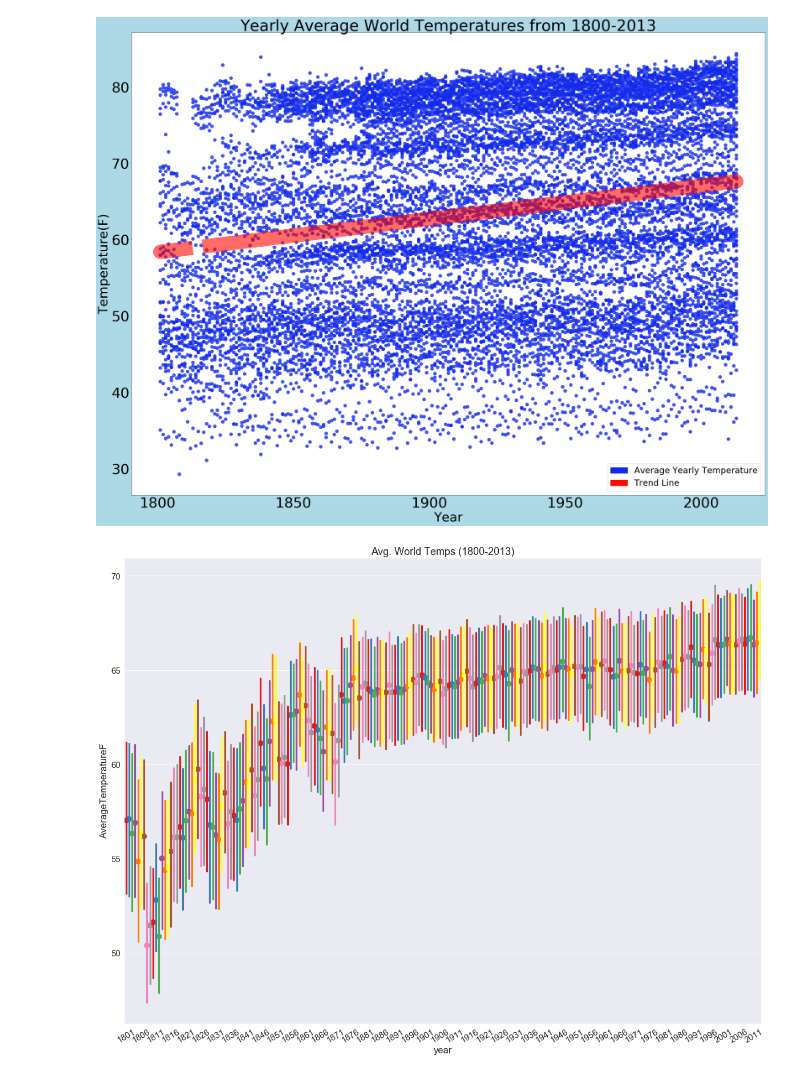
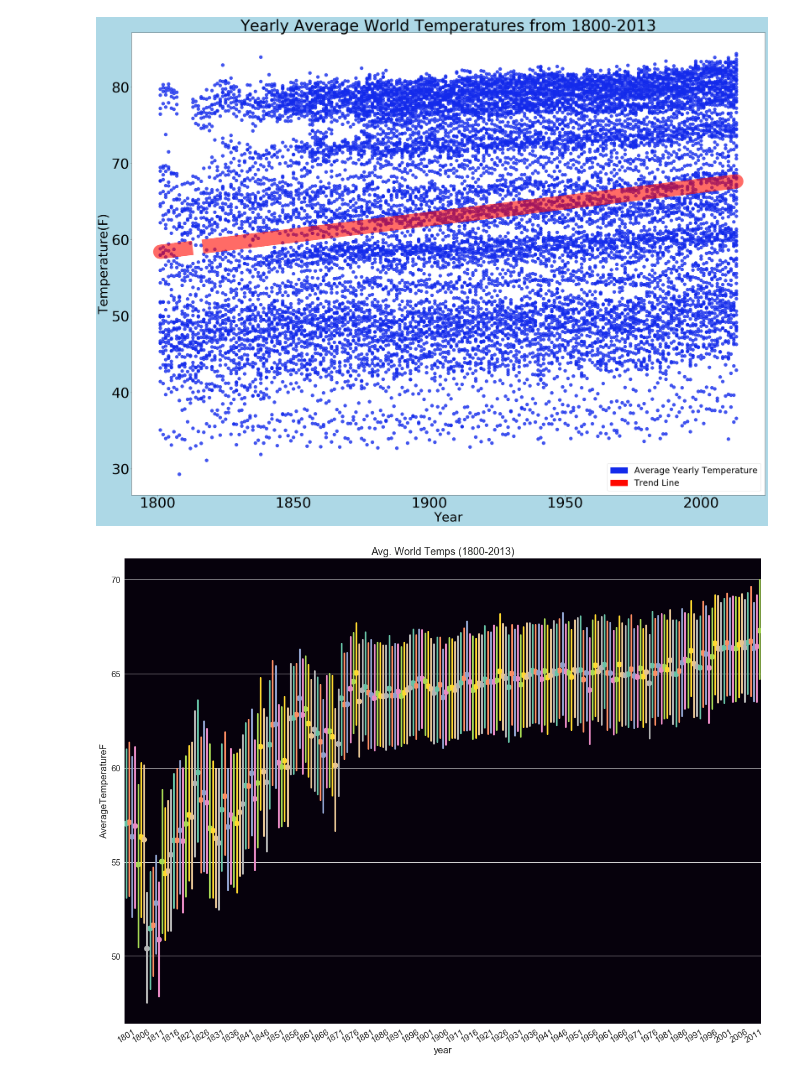
Before and after one commit to abimvas/project-three, a Jupyter notebook: graphs_ipynbs/FinalProjgraphs.ipynb, the cells around one changed output. Drawn from its saved outputs; the diff is of its cells as text; code cells hidden in the pictures.

```diff
--- a/graphs_ipynbs/FinalProjgraphs.ipynb
+++ b/graphs_ipynbs/FinalProjgraphs.ipynb
@@ -65,24 +65,26 @@ plt.show()
 # %%
 sns.set_style('darkgrid')
 
 fig, ax = plt.subplots(1)
 fig.set_size_inches((20, 15))
 
-ax = sns.pointplot(x='year', y='AverageTemperatureF',palette="Set1",data=yearavg)
+ax = sns.pointplot(x='year', y='AverageTemperatureF',palette="Set2",data=yearavg)
 
 ax.set_title('Avg. World Temps (1800-2013)')
+
+ax.set_facecolor('#06010C')
 
 sns.set(font_scale=2.3)
 
 labels=ax.get_xticklabels()
 for i,l in enumerate(labels):
     if(i%5 != 0): labels[i] = ''
 ax.set_xticklabels(labels, rotation=30)
 
 sns.set(font_scale=1.5)
 plt.savefig('seabornalldata.png')
 # %% [output]
-[figure, old version]
+[figure, new version]
 # %%
 sns.set_style('darkgrid')
 
```
Also changed, not shown: parts of 2 cells of this notebook, 13 other files.
